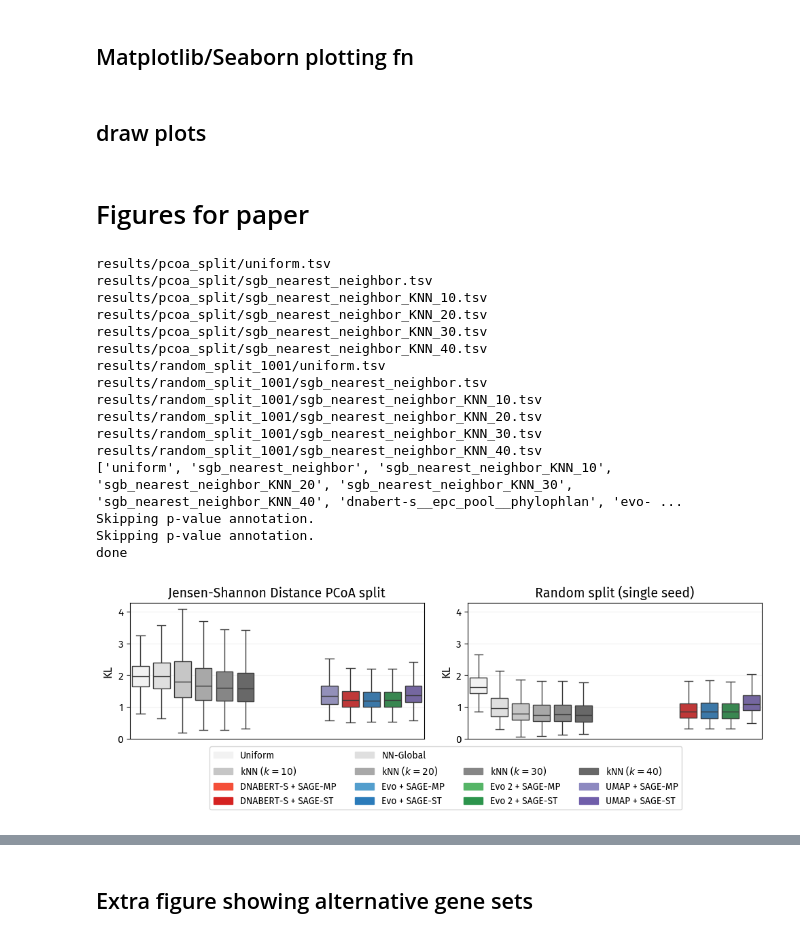
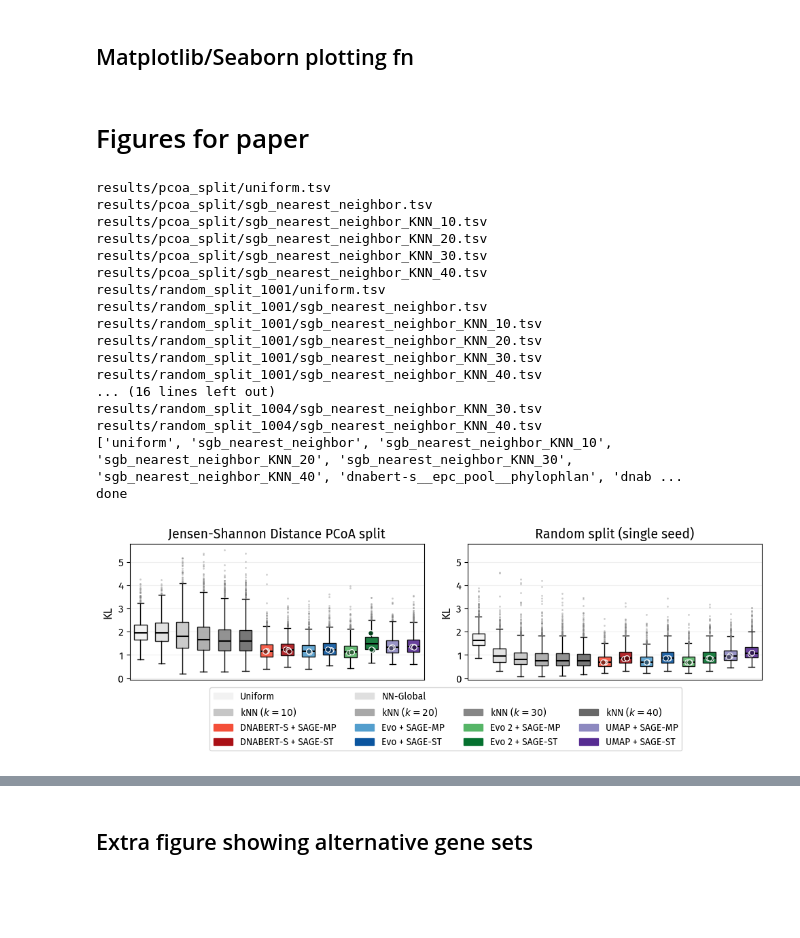
Before and after one commit to gibsonlab/microbe_embeddings_mpa, a Jupyter notebook: scripts/metaphlan_study/4_eval/evaluate-3.ipynb, the cells around one changed output, grey strips where cells are left out. Cells and saved outputs as stored; diff of their text form; code cells hidden in the pictures; blank space fills up the shorter version.

```diff
--- a/scripts/metaphlan_study/4_eval/evaluate-3.ipynb
+++ b/scripts/metaphlan_study/4_eval/evaluate-3.ipynb
@@ -896,5 +916,3 @@ def boxplot_with_paired_significance(data, hue, y, sample_col, show_scatter: boo
         print("Skipping p-value annotation.")
 
     return ax
-# %% [markdown]
-## draw plots
@@ -1175,6 +1200,8 @@ def extract_concat_result(results_dir: Path, method_names: List[str]):
 # %%
 import matplotlib.pyplot as plt
 import matplotlib.gridspec as gridspec
+import matplotlib.patches as mpatches
+from collections import defaultdict
 from itertools import zip_longest
 
 # ==================== data
@@ -1188,19 +1215,19 @@ baseline_methods_to_plot = [
 ]
 torch_models_to_plot = [
     'dnabert-s__epc_pool__phylophlan',
+    'dnabert-s__set_transformer__phylophlan',
     'evo-1-8k-base_hyena5__epc_pool__phylophlan',
+    'evo-1-8k-base_hyena5__set_transformer__phylophlan',
     'evo2_7b_hyena10__epc_pool__phylophlan',
+    'evo2_7b_hyena10__set_transformer__phylophlan',
     'umap_d100_s1000__epc_pool__offline',
-    'dnabert-s__set_transformer__phylophlan',
-    'evo-1-8k-base_hyena5__set_transformer__phylophlan',
-    'evo2_7b_hyena10__set_transformer__phylophlan',
     'umap_d100_s1000__set_transformer__offline',
 ]
 pcoa_result_df = extract_concat_result(Path('results') / 'pcoa_split', baseline_methods_to_plot + torch_models_to_plot)
 rng_result_dfs = {
     rng_seed: extract_concat_result(Path('results') / f'random_split_{rng_seed}', baseline_methods_to_plot + torch_models_to_plot)
-    # for rng_seed in [1001, 1002, 1003, 1004]
-    for rng_seed in [1001]
+    for rng_seed in [1001, 1002, 1003, 1004]
+    # for rng_seed in [1001]
 }
 
 
@@ -1231,10 +1258,10 @@ plot_palette = {
     'evo-1-8k-base_hyena5__epc_pool__phylophlan': sb.color_palette('Blues', n_colors=6)[3],
     'evo2_7b_hyena10__epc_pool__phylophlan': sb.color_palette('Greens', n_colors=6)[3],
     'umap_d100_s1000__epc_pool__offline': sb.color_palette('Purples', n_colors=6)[3],
-    'dnabert-s__set_transformer__phylophlan': sb.color_palette('Reds', n_colors=6)[4],
-    'evo-1-8k-base_hyena5__set_transformer__phylophlan': sb.color_palette('Blues', n_colors=6)[4],
-    'evo2_7b_hyena10__set_transformer__phylophlan': sb.color_palette('Greens', n_colors=6)[4],
-    'umap_d100_s1000__set_transformer__offline': sb.color_palette('Purples', n_colors=6)[4],
+    'dnabert-s__set_transformer__phylophlan': sb.color_palette('Reds', n_colors=6)[-1],
+    'evo-1-8k-base_hyena5__set_transformer__phylophlan': sb.color_palette('Blues', n_colors=6)[-1],
+    'evo2_7b_hyena10__set_transformer__phylophlan': sb.color_palette('Greens', n_colors=6)[-1],
+    'umap_d100_s1000__set_transformer__offline': sb.color_palette('Purples', n_colors=6)[-1],
 }
 name_mapping = {
     'uniform': 'Uniform',
@@ -1273,7 +1300,20 @@ legend_ax.legend(handles=handles, loc="center", frameon=True, title="Methods", n
 
 ax1 = fig.add_subplot(gs[0, 0])  # Spans rows 0-1, column 0
 # ax2 = fig.add_subplot(gs[1, 0])  # Spans rows 0-1, column 1
-boxplot_with_paired_significance(pcoa_result_df.loc[(pcoa_result_df['Method'].isin(this_method_order) & (pcoa_result_df['Seed'] == 12346)) | pcoa_result_df['Method'].isin(baseline_methods_to_plot)], hue='Method', y='KL_err', sample_col='Sample', ax=ax1, palette=plot_palette, hue_order=this_method_order, annot_pvals=False, fontsize=FONT_SIZE)
+# boxplot_with_paired_significance(pcoa_result_df.loc[(pcoa_result_df['Method'].isin(this_method_order) & (pcoa_result_df['Seed'] == 12346)) | pcoa_result_df['Method'].isin(baseline_methods_to_plot)], hue='Method', y='KL_err', sample_col='Sample', ax=ax1, palette=plot_palette, hue_order=this_method_order, annot_pvals=False, fontsize=FONT_SIZE)
+
+plot_methods_with_seeds(
+    ax1,
+    pcoa_result_df,
+    this_method_order,
+    plot_palette,
+    deterministic_methods=baseline_methods_to_plot,
+    show_seed_dots=True,
+    seed_summary='median',
+    sample_aggregation='mean',
+    reference_line=None,
+)
+
 ax1.set_ylabel("KL", fontsize=FONT_SIZE, fontname="Fira Sans", fontweight='normal')
 ax1.set_xlabel(None)
 # ax1.set_xticks(range(len(this_method_order)), [name_mapping[_m] for _m in this_method_order], rotation=xtick_angle, ha='right', rotation_mode='anchor', fontname="Fira Sans", fontweight='normal')
@@ -1290,7 +1330,21 @@ ax1.set_xticks([])
 ax3 = fig.add_subplot(gs[0, 1])  # Spans rows 0-1, column 0
 # ax4 = fig.add_subplot(gs[1, 1])  # Spans rows 0-1, column 1
 _result_df = rng_result_dfs[1001]
-boxplot_with_paired_significance(_result_df.loc[(_result_df['Method'].isin(this_method_order) & (_result_df['Seed'] == 12346)) | _result_df['Method'].isin(baseline_methods_to_plot)], hue='Method', y='KL_err', sample_col='Sample', ax=ax3, palette=plot_palette, hue_order=this_method_order, annot_pvals=False, fontsize=FONT_SIZE)
+# boxplot_with_paired_significance(_result_df.loc[(_result_df['Method'].isin(this_method_order) & (_result_df['Seed'] == 12346)) | _result_df['Method'].isin(baseline_methods_to_plot)], hue='Method', y='KL_err', sample_col='Sample', ax=ax3, palette=plot_palette, hue_order=this_method_order, annot_pvals=False, fontsize=FONT_SIZE)
+
+plot_methods_with_seeds(
+    ax3,
+    _result_df,
+    this_method_order,
+    plot_palette,
+    deterministic_methods=baseline_methods_to_plot,
+    show_seed_dots=True,
+    seed_summary='median',
+    sample_aggregation='mean',
+    reference_line=None,
+)
+
+
 ax3.set_ylabel("KL", fontsize=FONT_SIZE, fontname="Fira Sans", fontweight='normal')
 ax3.set_xlabel(None)
 # ax3.set_xticks(range(len(this_method_order)), [name_mapping[_m] for _m in this_method_order], rotation=xtick_angle, ha='right', rotation_mode='anchor', fontname="Fira Sans", fontweight='normal')
@@ -1315,37 +1369,38 @@ for ax in [ax1, ax3]:
         label.set_fontproperties(custom_font)
     for label in ax.get_yticklabels():
         label.set_fontproperties(custom_font)
     ax.grid(axis="y", linestyle="-", alpha=0.2)
 
 
 legend_ax.get_legend().set_title("", prop=custom_font)
 for text in legend_ax.get_legend().get_texts():
     text.set_fontsize(LEGEND_FONT_SIZE)
     text.set_fontfamily("Fira Sans")
     text.set_fontweight("normal")
 
 
 plt.savefig("results/sgb_pcoa_and_rng_1001_metrics.pdf", bbox_inches='tight', transparent=True)
 plt.savefig("results/sgb_pcoa_and_rng_1001_metrics.png", dpi=800, bbox_inches='tight', transparent=True)
 print("done")
 # %% [output]
 results/pcoa_split/uniform.tsv
 results/pcoa_split/sgb_nearest_neighbor.tsv
 results/pcoa_split/sgb_nearest_neighbor_KNN_10.tsv
 results/pcoa_split/sgb_nearest_neighbor_KNN_20.tsv
 results/pcoa_split/sgb_nearest_neighbor_KNN_30.tsv
 results/pcoa_split/sgb_nearest_neighbor_KNN_40.tsv
 results/random_split_1001/uniform.tsv
 results/random_split_1001/sgb_nearest_neighbor.tsv
 results/random_split_1001/sgb_nearest_neighbor_KNN_10.tsv
 results/random_split_1001/sgb_nearest_neighbor_KNN_20.tsv
 results/random_split_1001/sgb_nearest_neighbor_KNN_30.tsv
 results/random_split_1001/sgb_nearest_neighbor_KNN_40.tsv
-['uniform', 'sgb_nearest_neighbor', 'sgb_nearest_neighbor_KNN_10', 'sgb_nearest_neighbor_KNN_20', 'sgb_nearest_neighbor_KNN_30', 'sgb_nearest_neighbor_KNN_40', 'dnabert-s__epc_pool__phylophlan', 'evo- ...
-Skipping p-value annotation.
-Skipping p-value annotation.
+... (16 lines left out)
+results/random_split_1004/sgb_nearest_neighbor_KNN_30.tsv
+results/random_split_1004/sgb_nearest_neighbor_KNN_40.tsv
+['uniform', 'sgb_nearest_neighbor', 'sgb_nearest_neighbor_KNN_10', 'sgb_nearest_neighbor_KNN_20', 'sgb_nearest_neighbor_KNN_30', 'sgb_nearest_neighbor_KNN_40', 'dnabert-s__epc_pool__phylophlan', 'dnab ...
 done
-[figure, old version]
+[figure, new version]
 # %%
 # ==================== render table
 this_method_order = baseline_methods_to_plot + torch_models_to_plot
```
Also changed, not shown: parts of 11 cells of this notebook, 1 other file.
